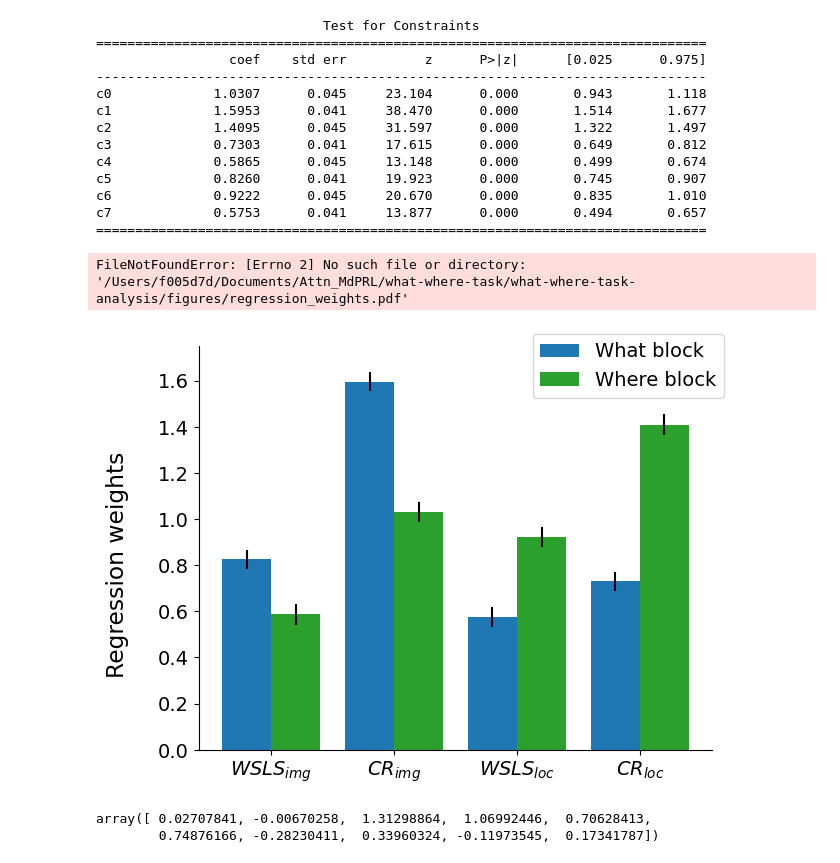
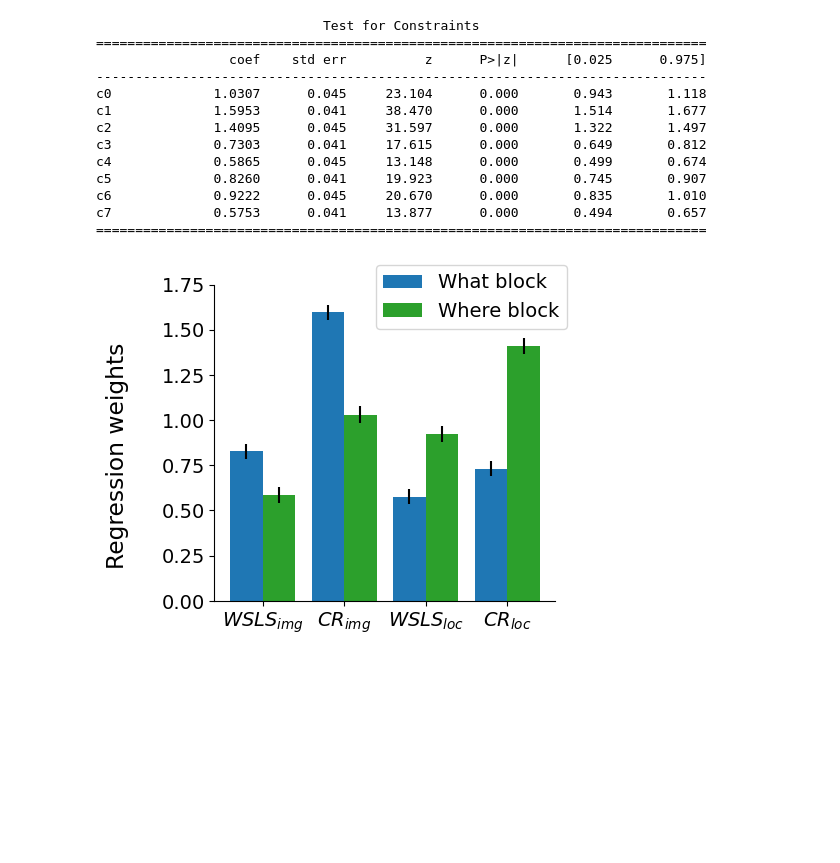
Before and after one commit to slenderham/what-where-task-analysis, a Jupyter notebook: behavior.ipynb, the cells around one changed output. Drawn from its saved outputs; the diff is of its cells as text; code cells hidden in the pictures; blank space fills up the shorter version.

```diff
--- a/behavior.ipynb
+++ b/behavior.ipynb
@@ -147,7 +147,7 @@ coeffs = np.array(contrasts.effect)
 ses = np.array(contrasts.sd)
 
 
-fig, ax = plt.subplots(1,1, figsize=(6.4, 4.8))
+fig, ax = plt.subplots(1,1, figsize=(4.8, 4))
 
 
 width=0.4
@@ -158,37 +158,31 @@ ax.errorbar(np.arange(4)-width/2, coeffs[[5,1,7,3]], ses[[5,1,7,3]],
 ax.bar(np.arange(4)+width/2, coeffs[[4,0,6,2]], width=width, color='tab:green', label='Where block')
 ax.errorbar(np.arange(4)+width/2, coeffs[[4,0,6,2]], ses[[4,0,6,2]],
                 ls='', color='k')
 
 # ax.bar(np.arange(4), mdl.params.iloc[[4,2,5,3]], color=['deepskyblue', 'deepskyblue', 'limegreen', 'limegreen'])
 # ax.errorbar(np.arange(4), mdl.params.iloc[[4,2,5,3]], mdl.bse.iloc[[4,2,5,3]],
 #                  ls='', color='k')
 
 # ax.bar(np.arange(4), mdl.params.iloc[[4,2,5,3]], color=['tab:blue', 'tab:blue', 'tab:green', 'tab:green'])
 # ax.errorbar(np.arange(4), mdl.params.iloc[[4,2,5,3]], mdl.bse.iloc[[4,2,5,3]],
 #                  ls='', color='k')
 
 ax.set_xticks(np.arange(4))
 ax.set_xticklabels([r'$WSLS_{img}$', r'$CR_{img}$', r'$WSLS_{loc}$', r'$CR_{loc}$'])
 
 
 # axes[1].bar(np.arange(4), mdl.params.iloc[[8,6,9,7]]*np.array([-1,-1,1,1]), color=['deepskyblue', 'deepskyblue', 'limegreen', 'limegreen'])
 # axes[1].errorbar(np.arange(4), mdl.params.iloc[[8,6,9,7]]*np.array([-1,-1,1,1]), mdl.bse.iloc[[8,6,9,7]],
 #                  ls='', color='k')
 # axes[1].set_xticks(np.arange(4))
 # axes[1].set_xticklabels([r'$\Delta WSLS_{img}$', r'$\Delta CR_{img}$', r'$\Delta WSLS_{loc}$', r'$\Delta CR_{loc}$'])
 
 ax.set_ylim([0, 1.75])
 fig.legend()
 fig.supylabel('Regression weights')
 fig.tight_layout()
 sns.despine()
 
 plt.savefig(os.path.join(figure_data_dir, "regression_weights.pdf"))
 # %% [output]
-FileNotFoundError: [Errno 2] No such file or directory: '/Users/f005d7d/Documents/Attn_MdPRL/what-where-task/what-where-task-analysis/figures/regression_weights.pdf'
-[figure, old version]
+[figure, new version]
-# %%
-np.array(mdl.params)
-# %% [output]
-array([ 0.02707841, -0.00670258,  1.31298864,  1.06992446,  0.70628413,
-        0.74876166, -0.28230411,  0.33960324, -0.11973545,  0.17341787])
```
Also changed, not shown: parts of 1 cell of this notebook, 6 other files.
